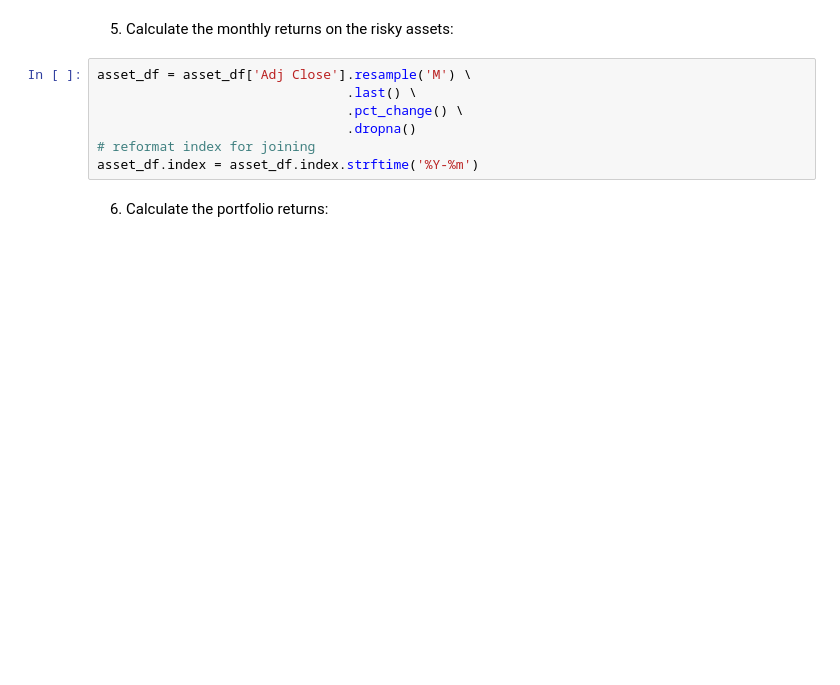
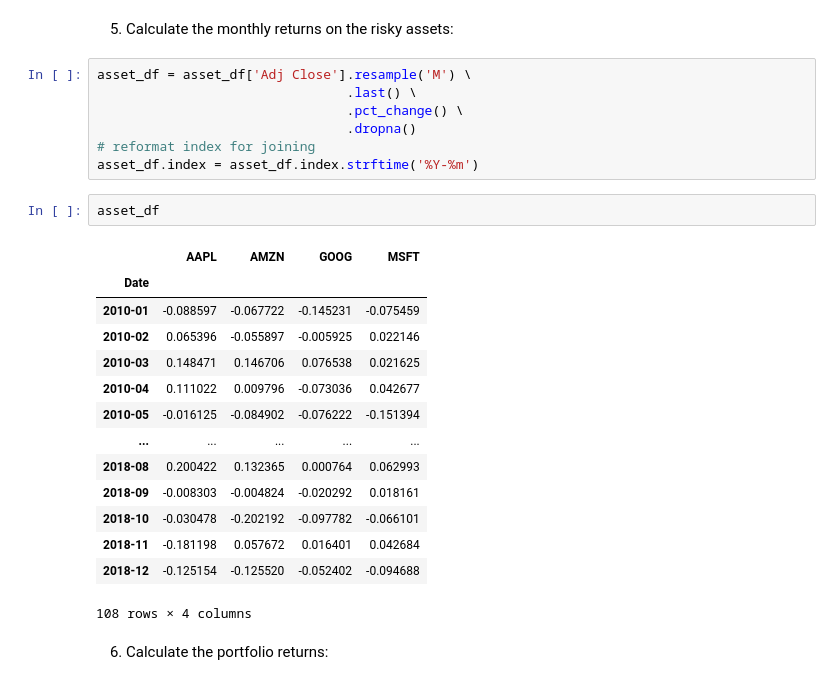
Before and after one commit to JJJerome/Python-for-Finance-Cookbook, a Jupyter notebook: Chapter 04/chapter_4.ipynb, the cells around one changed output. Saved outputs shown, nothing was run; the diff lists cells and outputs as text; blank space fills up the shorter version.

```diff
--- a/Chapter 04/chapter_4.ipynb
+++ b/Chapter 04/chapter_4.ipynb
@@ -508,6 +511,23 @@ asset_df = asset_df['Adj Close'].resample('M') \
                                 .dropna()
 # reformat index for joining
 asset_df.index = asset_df.index.strftime('%Y-%m')
+# %%
+asset_df
+# %% [output]
+|  | AAPL | AMZN | GOOG | MSFT |
+| Date |  |  |  |  |
+| 2010-01 | -0.088597 | -0.067722 | -0.145231 | -0.075459 |
+| 2010-02 | 0.065396 | -0.055897 | -0.005925 | 0.022146 |
+| 2010-03 | 0.148471 | 0.146706 | 0.076538 | 0.021625 |
+| 2010-04 | 0.111022 | 0.009796 | -0.073036 | 0.042677 |
+| 2010-05 | -0.016125 | -0.084902 | -0.076222 | -0.151394 |
+| ... | ... | ... | ... | ... |
+| 2018-08 | 0.200422 | 0.132365 | 0.000764 | 0.062993 |
+| 2018-09 | -0.008303 | -0.004824 | -0.020292 | 0.018161 |
+| 2018-10 | -0.030478 | -0.202192 | -0.097782 | -0.066101 |
+| 2018-11 | -0.181198 | 0.057672 | 0.016401 | 0.042684 |
+| 2018-12 | -0.125154 | -0.125520 | -0.052402 | -0.094688 |
+108 rows × 4 columns
 # %% [markdown]
 6. Calculate the portfolio returns:
 # %%
```
Also changed, not shown: parts of 14 cells of this notebook, 1 other file.
